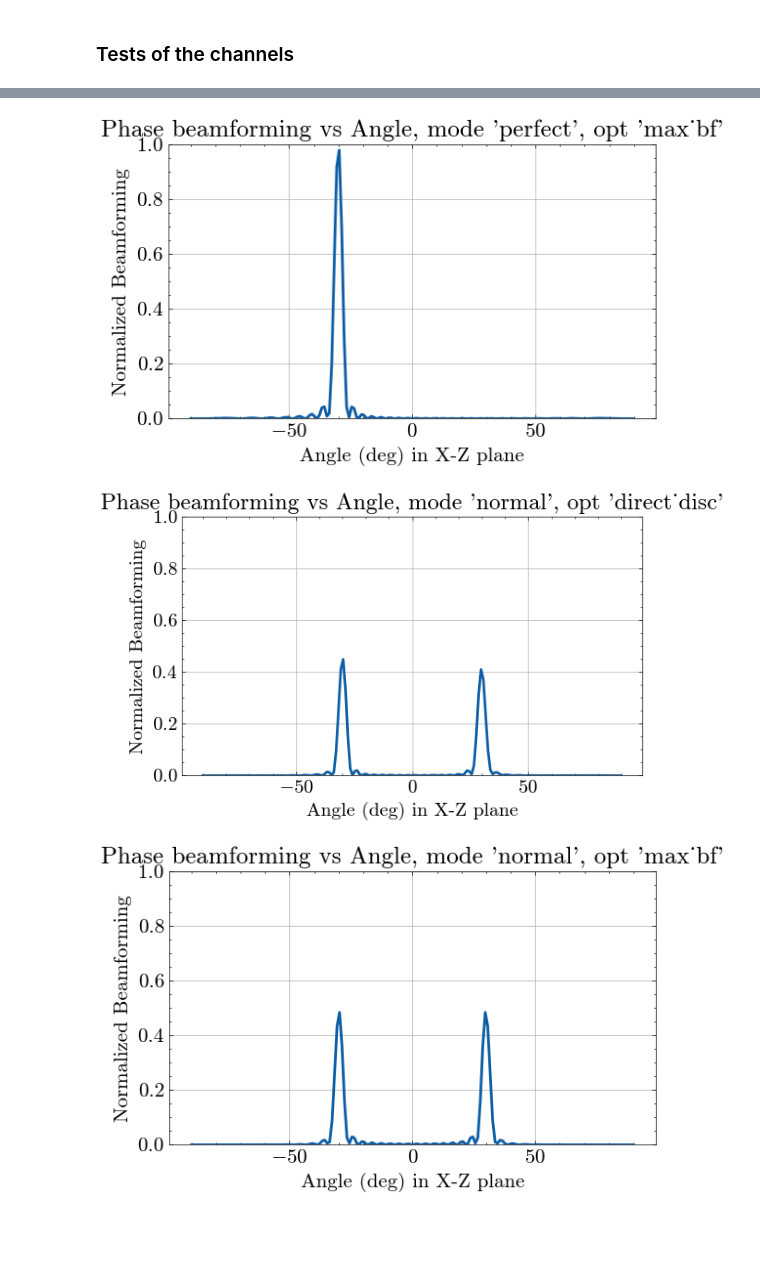
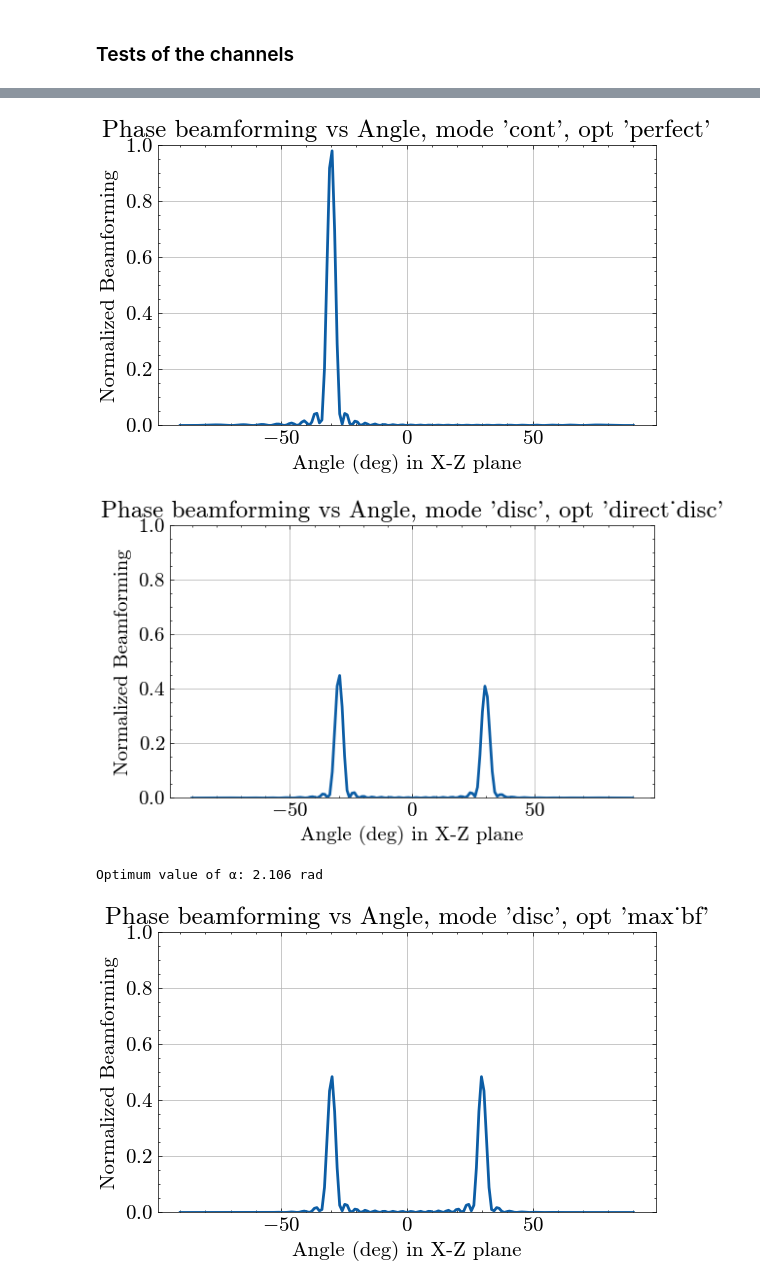
Before and after one commit to debombivandebombo/surpRISe, a Jupyter notebook: test_channel.ipynb, the cells around one changed output, grey strips where cells are left out. Cells and saved outputs as stored; diff of their text form; code cells hidden in the pictures; blank space fills up the shorter version.

```diff
--- a/test_channel.ipynb
+++ b/test_channel.ipynb
@@ -29,12 +29,6 @@ rx_pos = sph2cart([11,180,30])
 tx_antenna = Antenna(tx_pos,0)
 rx_antenna = Antenna(rx_pos,0)
 
-channel = tx_ris_rx_channel(tx_antenna=tx_antenna,rx_antenna=rx_antenna,ris=ris,optimizer='direct_disc')
-
-ris2 = ris.copy()
-channel_perf = tx_ris_rx_channel(tx_antenna=tx_antenna,rx_antenna=rx_antenna,ris=ris2, mode='perfect')
-
-ris3 = ris.copy()
-channel_maxbf = tx_ris_rx_channel(tx_antenna=tx_antenna,rx_antenna=rx_antenna,ris=ris3,optimizer='max_bf')
+channel = tx_ris_rx_channel(tx_antenna=tx_antenna,rx_antenna=rx_antenna,ris=ris,model='Tang_general')
 # %%
 # Optimize channel and see the return
@@ -130,11 +122,15 @@ Path gain at RX location with max bf disc. shifts: -98.294 dB
 # %%
-channel_perf.plot_phase_bf_angle(r=11,Nr=180,axis='x')
-
+channel.optimize(mode='cont')
 channel.plot_phase_bf_angle(r=11,Nr=180,axis='x')
 
-channel_maxbf.plot_phase_bf_angle(r=11,Nr=180,axis='x')
+channel.optimize(optimizer='direct_disc', mode='disc')
+channel.plot_phase_bf_angle(r=11,Nr=180,axis='x')
+
+channel.optimize(optimizer='max_bf', mode='disc')
+channel.plot_phase_bf_angle(r=11,Nr=180,axis='x')
 # %% [output]
-[figure, old version]
+[figure, new version]
-[figure, old version]
+[figure, new version]
+Optimum value of α: 2.106 rad
-[figure, old version]
+[figure, new version]
 # %%
```
Also changed, not shown: parts of 8 cells of this notebook, 4 other files.
